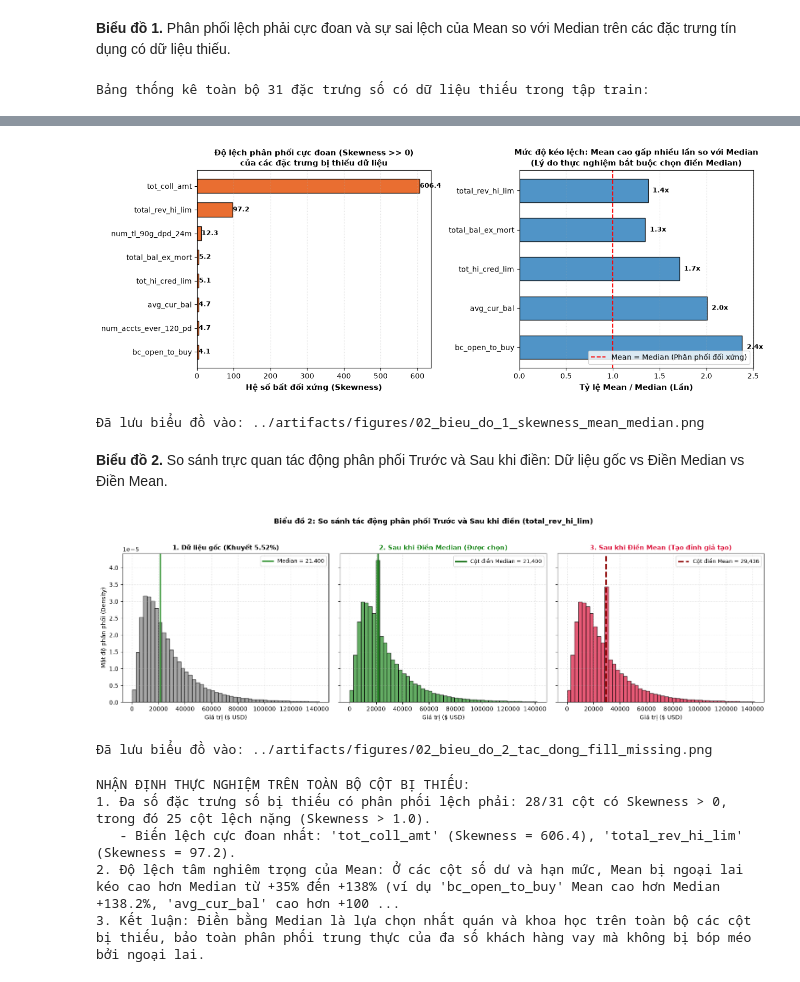
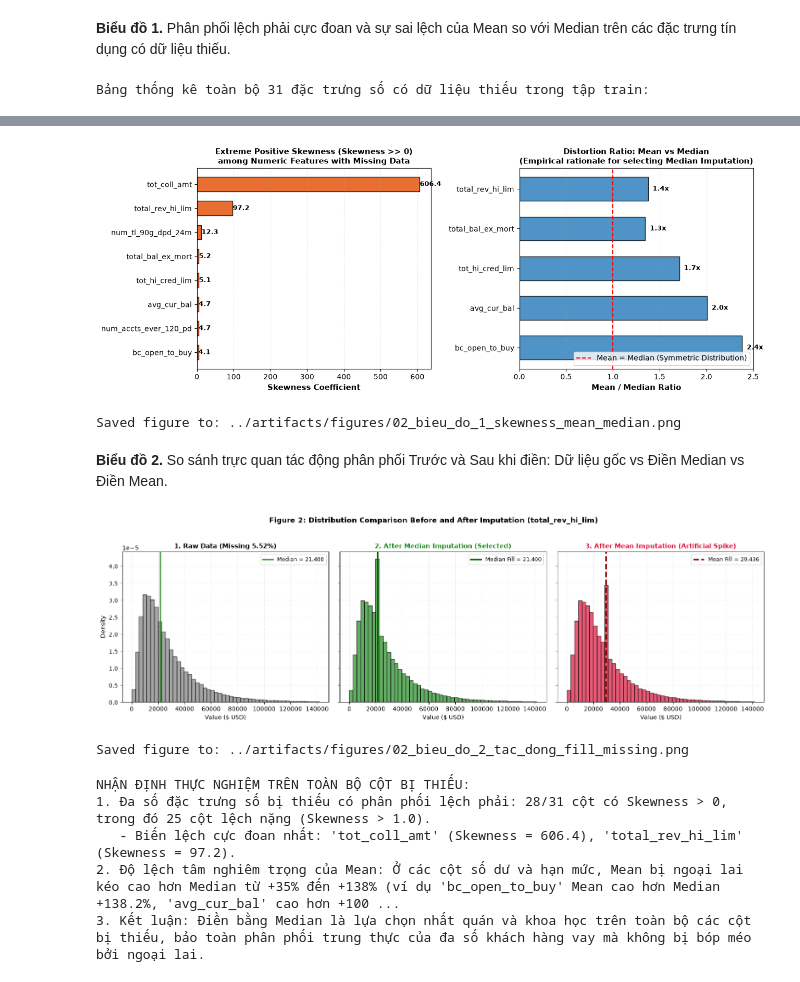
Before and after one commit to Eliza516/Lending-Club-Credit-Scoring, a Jupyter notebook: notebooks/02_lam_sach_va_feature.ipynb, the cells around one changed output, grey strips where cells are left out. Saved outputs shown, nothing was run; the diff lists cells and outputs as text; code cells hidden in the pictures.

```diff
--- a/notebooks/02_lam_sach_va_feature.ipynb
+++ b/notebooks/02_lam_sach_va_feature.ipynb
@@ -942,0 +989,22 @@ pair_table
+# %%
+top_auc = auc_numeric.sort_values(ascending=False).head(15)
+
+fig, ax = plt.subplots(figsize=(10, 5.5))
+bars = ax.barh(top_auc.index[::-1], top_auc.values[::-1], color="#337ab7", edgecolor="black", alpha=0.85, height=0.65)
+ax.axvline(0.5, color="red", linestyle="--", linewidth=1.5, label="Random Guess (AUC = 0.50)")
+ax.set_xlabel("Univariate ROC-AUC (Predictive Power)", fontsize=11, fontweight="bold")
+ax.set_ylabel("Candidate Numeric Feature", fontsize=11, fontweight="bold")
+ax.set_title("Top 15 Candidate Numeric Features by Individual ROC-AUC (Train Set)", fontsize=12, fontweight="bold", pad=15)
+ax.set_xlim(0.48, max(top_auc.values) + 0.04)
+ax.grid(axis="x", linestyle=":", alpha=0.6)
+ax.legend(loc="lower right", frameon=True)
+
+for bar in bars:
+    w = bar.get_width()
+    ax.text(w + 0.005, bar.get_y() + bar.get_height() / 2, f"{w:.3f}", va="center", fontsize=9, fontweight="bold")
+
+plt.tight_layout()
+fig_auc_path = FIG_DIR / "02_bieu_do_auc_don_bien.png"
+plt.savefig(fig_auc_path, dpi=150, bbox_inches="tight")
+plt.show()
+print(f"Saved figure to: {fig_auc_path}")
@@ -1081,15 +1152,15 @@ pd.set_option("display.width", 150)
 print(f"Bảng thống kê toàn bộ {len(missing_stats_df)} đặc trưng số có dữ liệu thiếu trong tập train:")
 display(missing_stats_df)
 
-# Trực quan hóa Biểu đồ 1: Phân phối lệch phải cực đoan và Tỷ lệ sai lệch Mean / Median
+# Biểu đồ 1: Extreme Skewness and Mean / Median Distortion Ratio
 skew_top = missing_stats_df.sort_values("Skewness", ascending=False).head(8)
 
 fig, axes = plt.subplots(1, 2, figsize=(13, 5))
 
 # Subplot 1: Skewness
 bars1 = axes[0].barh(skew_top["Đặc trưng"][::-1], skew_top["Skewness"][::-1], color="#e6550d", edgecolor="black", alpha=0.85, height=0.6)
-axes[0].set_xlabel("Hệ số bất đối xứng (Skewness)", fontsize=11, fontweight="bold")
-axes[0].set_title("Độ lệch phân phối cực đoan (Skewness >> 0)\ncủa các đặc trưng bị thiếu dữ liệu", fontsize=11, fontweight="bold")
+axes[0].set_xlabel("Skewness Coefficient", fontsize=11, fontweight="bold")
+axes[0].set_title("Extreme Positive Skewness (Skewness >> 0)\namong Numeric Features with Missing Data", fontsize=11, fontweight="bold")
 axes[0].grid(axis="x", linestyle=":", alpha=0.5)
 for bar in bars1:
     w = bar.get_width()
@@ -1100,45 +1171,45 @@ ratio = (skew_top["Mean"] / skew_top["Median"]).replace(np.inf, np.nan).dropna()
 cols_ratio = skew_top.loc[ratio.index, "Đặc trưng"]
 
 bars2 = axes[1].barh(cols_ratio[::-1], ratio[::-1], color="#3182bd", edgecolor="black", alpha=0.85, height=0.6)
-axes[1].axvline(1.0, color="red", linestyle="--", linewidth=1.5, label="Mean = Median (Phân phối đối xứng)")
-axes[1].set_xlabel("Tỷ lệ Mean / Median (Lần)", fontsize=11, fontweight="bold")
-axes[1].set_title("Mức độ kéo lệch: Mean cao gấp nhiều lần so với Median\n(Lý do thực nghiệm bắt buộc chọn điền Median)", fontsize=11, fontweight="bold")
+axes[1].axvline(1.0, color="red", linestyle="--", linewidth=1.5, label="Mean = Median (Symmetric Distribution)")
+axes[1].set_xlabel("Mean / Median Ratio", fontsize=11, fontweight="bold")
+axes[1].set_title("Distortion Ratio: Mean vs Median\n(Empirical rationale for selecting Median Imputation)", fontsize=11, fontweight="bold")
 axes[1].grid(axis="x", linestyle=":", alpha=0.5)
 axes[1].legend(loc="lower right", frameon=True)
 for bar in bars2:
     w = bar.get_width()
     axes[1].text(w + 0.05, bar.get_y() + bar.get_height()/2, f"{w:.1f}x", va="center", fontsize=9, fontweight="bold")
 
 plt.tight_layout()
 fig_1_path = FIG_DIR / "02_bieu_do_1_skewness_mean_median.png"
 plt.savefig(fig_1_path, dpi=150, bbox_inches="tight")
 plt.show()
-print(f"Đã lưu biểu đồ vào: {fig_1_path}")
+print(f"Saved figure to: {fig_1_path}")
 # %% [output]
 Bảng thống kê toàn bộ 31 đặc trưng số có dữ liệu thiếu trong tập train:
 |  | Đặc trưng | Số dòng thiếu | Tỷ lệ thiếu (%) | Skewness | Mean | Median | Chênh lệch (Mean - Median) | ... |
 | 0 | mths_since_recent_inq | 48425 | 11.863406 | 0.903829 | 6.958111 | 5.0 | 1.958111 | ... |
 | 1 | mo_sin_old_il_acct | 37589 | 9.208747 | 0.367526 | 124.689959 | 128.0 | -3.310041 | ... |
 | 2 | pct_tl_nvr_dlq | 22664 | 5.552344 | -2.122011 | 94.298064 | 100.0 | -5.701936 | ... |
 | 3 | avg_cur_bal | 22559 | 5.526620 | 4.727705 | 12502.678504 | 6228.0 | 6274.678504 | ... |
 | 4 | mo_sin_old_rev_tl_op | 22551 | 5.524660 | 1.089856 | 180.281962 | 163.0 | 17.281962 | ... |
 | 5 | mo_sin_rcnt_rev_tl_op | 22551 | 5.524660 | 3.153632 | 13.209041 | 8.0 | 5.209041 | ... |
 | 6 | total_rev_hi_lim | 22550 | 5.524415 | 97.228160 | 29436.048566 | 21400.0 | 8036.048566 | ... |
 | 7 | mo_sin_rcnt_tl | 22550 | 5.524415 | 3.853497 | 8.330559 | 6.0 | 2.330559 | ... |
 | 8 | num_accts_ever_120_pd | 22550 | 5.524415 | 4.701855 | 0.475376 | 0.0 | 0.475376 | ... |
 | 9 | num_op_rev_tl | 22550 | 5.524415 | 1.346559 | 8.114480 | 7.0 | 1.114480 | ... |
 | ... | ... | ... | ... | ... | ... | ... | ... | ... |
 | 26 | acc_open_past_24mths | 6025 | 1.476036 | 1.235026 | 4.247820 | 4.0 | 0.247820 | ... |
 | 27 | total_bal_ex_mort | 6025 | 1.476036 | 5.180617 | 44211.132168 | 32851.0 | 11360.132168 | ... |
 | 28 | mort_acc | 6025 | 1.476036 | 1.696539 | 1.654660 | 1.0 | 0.654660 | ... |
 | 29 | total_bc_limit | 6025 | 1.476036 | 3.039043 | 19490.062895 | 13200.0 | 6290.062895 | ... |
 | 30 | revol_util | 212 | 0.051937 | -0.058149 | 55.185358 | 56.0 | -0.814642 | ... |
-[figure, old version]
+[figure, new version]
-Đã lưu biểu đồ vào: ../artifacts/figures/02_bieu_do_1_skewness_mean_median.png
+Saved figure to: ../artifacts/figures/02_bieu_do_1_skewness_mean_median.png
 # %% [markdown]
 **Biểu đồ 2.** So sánh trực quan tác động phân phối Trước và Sau khi điền: Dữ liệu gốc vs Điền Median vs Điền Mean.
 # %%
-# Biểu đồ 2: So sánh trực quan Trước và Sau khi điền: Gốc vs Điền Median vs Điền Mean
+# Biểu đồ 2: Distribution Comparison Before and After Imputation
 col_demo = "total_rev_hi_lim"
 s_raw = train[col_demo].copy()
 med_val = s_raw.median()
@@ -1149,41 +1220,41 @@ s_fill_mean = s_raw.fillna(mean_val)
 p99 = s_raw.quantile(0.99)
 fig, axes = plt.subplots(1, 3, figsize=(16, 4.8), sharey=True)
 
-# 1. Gốc (chưa điền)
+# 1. Raw (unimputed)
 axes[0].hist(s_raw[s_raw <= p99].dropna(), bins=50, color='gray', edgecolor='black', alpha=0.7, density=True)
 axes[0].axvline(med_val, color='forestgreen', linestyle='-', lw=2, label=f'Median = {med_val:,.0f}')
-axes[0].set_title(f"1. Dữ liệu gốc (Khuyết {s_raw.isna().mean():.2%})", fontsize=11, fontweight='bold')
-axes[0].set_xlabel("Giá trị ($ USD)", fontsize=10)
-axes[0].set_ylabel("Mật độ phân phối (Density)", fontsize=10)
+axes[0].set_title(f"1. Raw Data (Missing {s_raw.isna().mean():.2%})", fontsize=11, fontweight='bold')
+axes[0].set_xlabel("Value ($ USD)", fontsize=10)
+axes[0].set_ylabel("Density", fontsize=10)
 axes[0].legend(loc='upper right', fontsize=9)
 axes[0].grid(True, linestyle=':', alpha=0.5)
 
-# 2. Điền Median
+# 2. Median Imputation
 axes[1].hist(s_fill_median[s_fill_median <= p99], bins=50, color='forestgreen', edgecolor='black', alpha=0.7, density=True)
-axes[1].axvline(med_val, color='darkgreen', linestyle='-', lw=2.5, label=f'Cột điền Median = {med_val:,.0f}')
-axes[1].set_title("2. Sau khi Điền Median (Được chọn)", fontsize=11, fontweight='bold', color='forestgreen')
-axes[1].set_xlabel("Giá trị ($ USD)", fontsize=10)
+axes[1].axvline(med_val, color='darkgreen', linestyle='-', lw=2.5, label=f'Median Fill = {med_val:,.0f}')
+axes[1].set_title("2. After Median Imputation (Selected)", fontsize=11, fontweight='bold', color='forestgreen')
+axes[1].set_xlabel("Value ($ USD)", fontsize=10)
 axes[1].legend(loc='upper right', fontsize=9)
 axes[1].grid(True, linestyle=':', alpha=0.5)
 
-# 3. Điền Mean
+# 3. Mean Imputation
 axes[2].hist(s_fill_mean[s_fill_mean <= p99], bins=50, color='crimson', edgecolor='black', alpha=0.7, density=True)
-axes[2].axvline(mean_val, color='darkred', linestyle='--', lw=2.5, label=f'Cột điền Mean = {mean_val:,.0f}')
-axes[2].set_title("3. Sau khi Điền Mean (Tạo đỉnh giả tạo)", fontsize=11, fontweight='bold', color='crimson')
-axes[2].set_xlabel("Giá trị ($ USD)", fontsize=10)
+axes[2].axvline(mean_val, color='darkred', linestyle='--', lw=2.5, label=f'Mean Fill = {mean_val:,.0f}')
+axes[2].set_title("3. After Mean Imputation (Artificial Spike)", fontsize=11, fontweight='bold', color='crimson')
+axes[2].set_xlabel("Value ($ USD)", fontsize=10)
 axes[2].legend(loc='upper right', fontsize=9)
 axes[2].grid(True, linestyle=':', alpha=0.5)
 
-plt.suptitle(f"Biểu đồ 2: So sánh tác động phân phối Trước và Sau khi điền ({col_demo})",
+plt.suptitle(f"Figure 2: Distribution Comparison Before and After Imputation ({col_demo})",
              fontsize=12, fontweight='bold', y=1.03)
 plt.tight_layout()
 fig_2_path = FIG_DIR / "02_bieu_do_2_tac_dong_fill_missing.png"
 plt.savefig(fig_2_path, dpi=300, bbox_inches='tight')
 plt.show()
-print(f"Đã lưu biểu đồ vào: {fig_2_path}")
+print(f"Saved figure to: {fig_2_path}")
 # %% [output]
-[figure, old version]
+[figure, new version]
-Đã lưu biểu đồ vào: ../artifacts/figures/02_bieu_do_2_tac_dong_fill_missing.png
+Saved figure to: ../artifacts/figures/02_bieu_do_2_tac_dong_fill_missing.png
 # %%
 print("NHẬN ĐỊNH THỰC NGHIỆM TRÊN TOÀN BỘ CỘT BỊ THIẾU:")
 skewed_positive = (missing_stats_df["Skewness"] > 0).sum()
```
Also changed, not shown: parts of 15 cells of this notebook.
